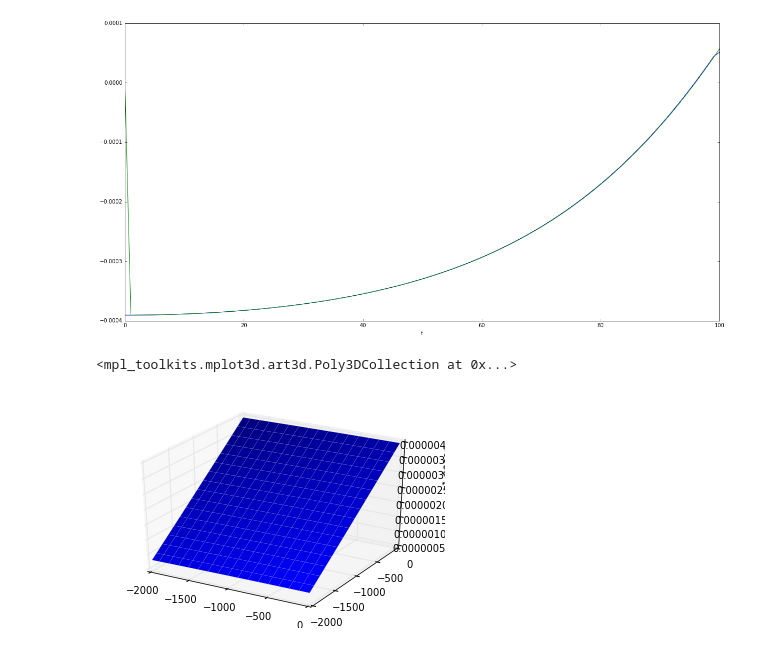
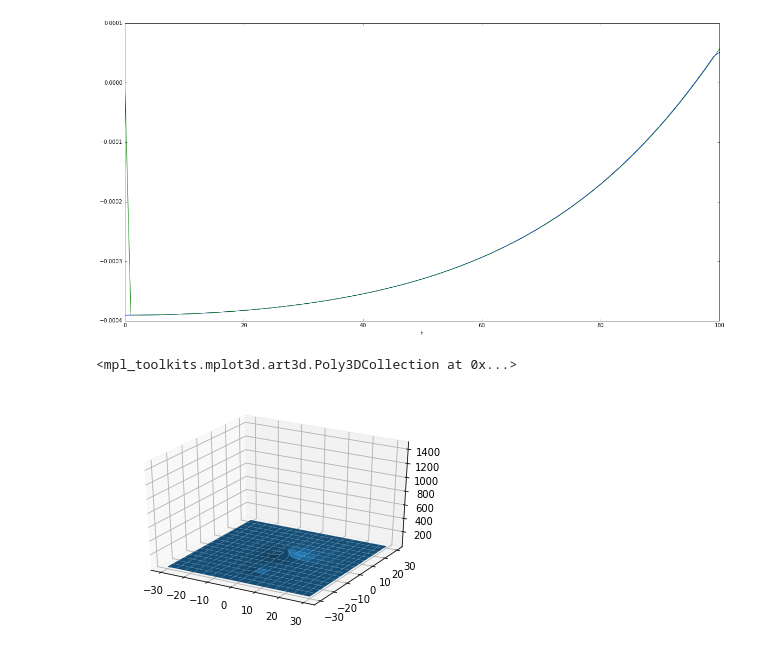
Before and after one commit to pablogalaviz/PostNewton3BP, a Jupyter notebook: utils/Analysis.ipynb, the cells around one changed output. Cells and saved outputs as stored; diff of their text form; code cells hidden in the pictures.

```diff
--- a/utils/Analysis.ipynb
+++ b/utils/Analysis.ipynb
@@ -120,12 +121,12 @@ ax=pd.Series(np.gradient(df_dxdt['x1'].values,df_dxdt.index.values),index=df_dxd
 # %%
 grid_size=h5file['coordinates/x'].shape
 xc=h5file['coordinates/x'][:,:,grid_size[2]/2]
 yc=h5file['coordinates/y'][:,:,grid_size[2]/2]
-metric=h5file['0/fields/1/metric_0_0'][:,:,grid_size[2]/2]
+metric=h5file['0/fields/4/metric_0_0'][:,:,grid_size[2]/2]
+
+fig_2d= plt.figure(1)
+ax=fig_2d.add_subplot(1, 1, 1, projection='3d')
+ax.plot_surface(xc, yc, metric, rstride=4, cstride=4, linewidth=0)
+# %% [output]
+<mpl_toolkits.mplot3d.art3d.Poly3DCollection at 0x...>
+[figure, added]
-# %%
-fig_2d= plt.figure(1)
-ax=fig_2d.add_subplot(1, 1, 1, projection='3d')
-ax.plot_surface(xc, yc, metric, rstride=4, cstride=4, linewidth=0)
-# %% [output]
-<mpl_toolkits.mplot3d.art3d.Poly3DCollection at 0x...>
-[figure, removed]
```
Also changed, not shown: parts of 6 cells of this notebook, 1 other file.
